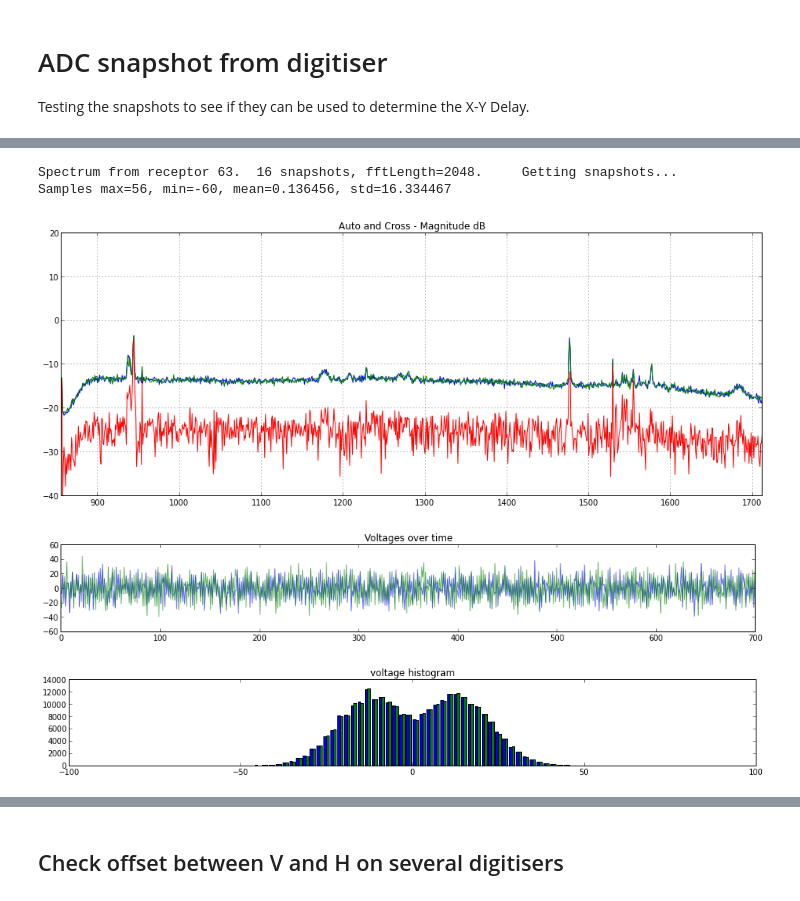
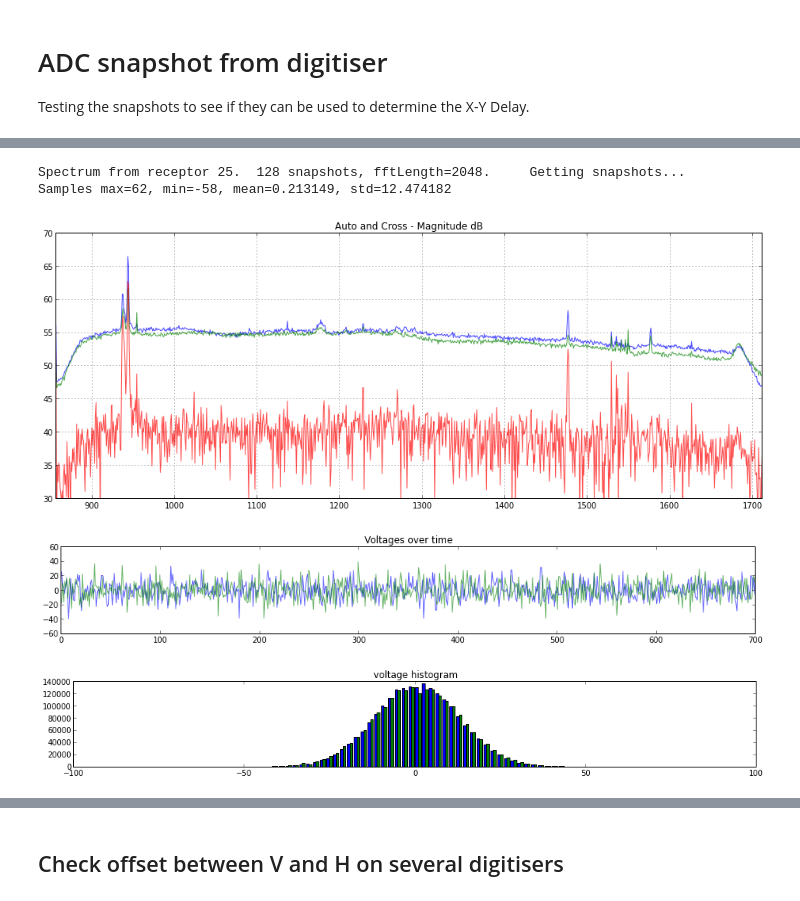
Before and after one commit to thomasska/ipython-notebooks, a Jupyter notebook: ADC-snap-shot sample offset tests.ipynb, the cells around one changed output, grey strips where cells are left out. Cells and saved outputs as stored; diff of their text form; code cells hidden in the pictures.

```diff
--- a/ADC-snap-shot sample offset tests.ipynb
+++ b/ADC-snap-shot sample offset tests.ipynb
@@ -18,9 +22,9 @@ Samples max=58, min=-57, mean=0.151463, std=16.421181
 # %%
-# quick spectrum - m063 in working mode again
-plotSpectrum(receptor=63,numSnapshots=16,fftLength=2048)   # this takes 1-2 seconds per snapshot, so don't be too greedy
+# slow spectrum
+plotSpectrum(receptor=25,numSnapshots=128,fftLength=2048)   # this takes 1-2 seconds per snapshot, so don't be too greedy
 # %% [output]
-Spectrum from receptor 63.  16 snapshots, fftLength=2048.     Getting snapshots...
-Samples max=56, min=-60, mean=0.136456, std=16.334467
+Spectrum from receptor 25.  128 snapshots, fftLength=2048.     Getting snapshots...
+Samples max=62, min=-58, mean=0.213149, std=12.474182
-[figure, old version]
+[figure, new version]
-[figure, old version]
+[figure, new version]
-[figure, old version]
+[figure, new version]
```
Also changed, not shown: parts of 20 cells of this notebook, 6 other files.
